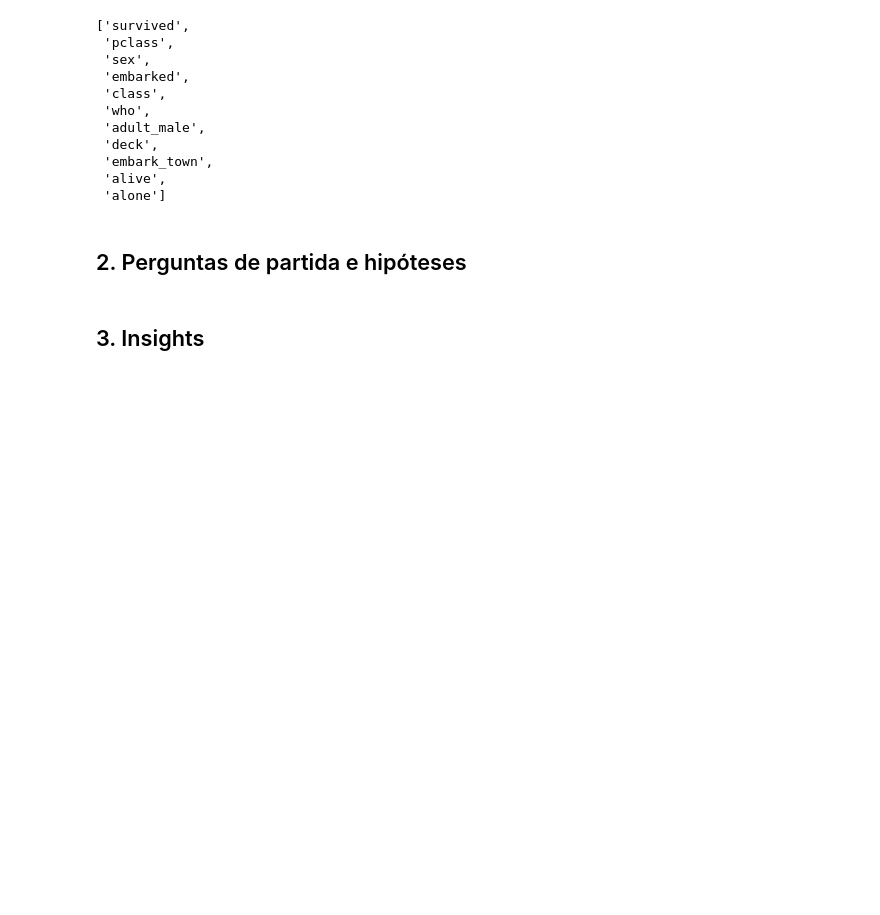
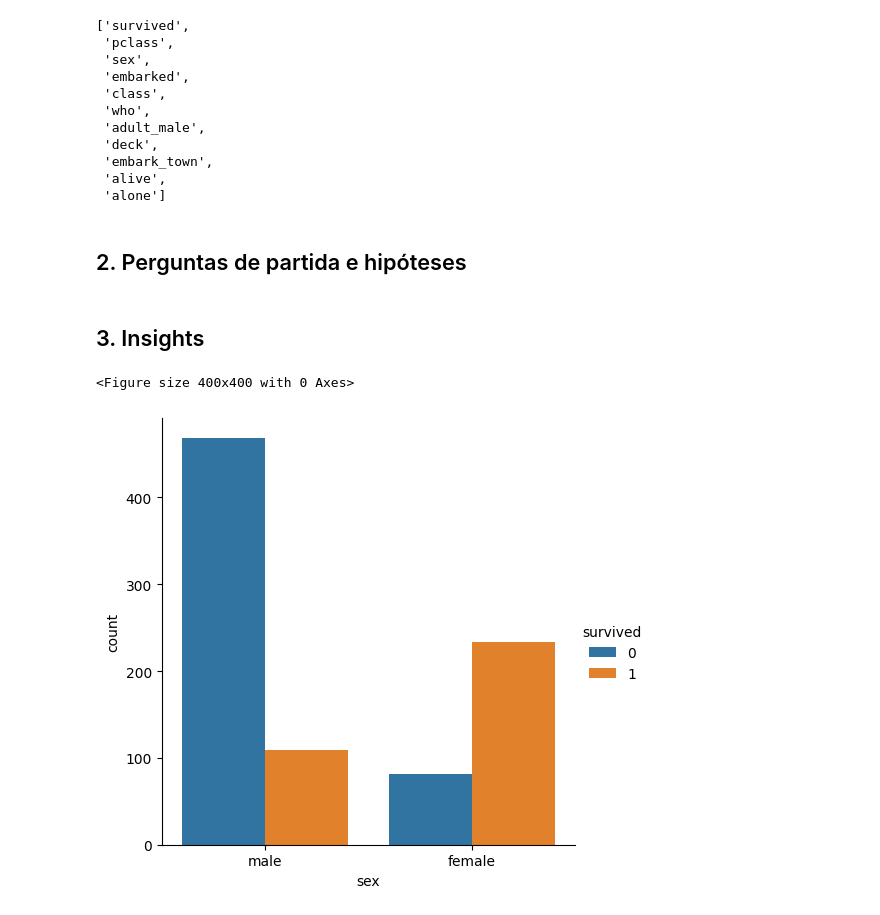
Before and after one commit to sarahllprior/avanti-bootcamp-cdd, a Jupyter notebook: notebooks/01-exploratory_data_analysis.ipynb, the cells around one changed output. Drawn from its saved outputs; the diff is of its cells as text; code cells hidden in the pictures; blank space fills up the shorter version.

```diff
--- a/notebooks/01-exploratory_data_analysis.ipynb
+++ b/notebooks/01-exploratory_data_analysis.ipynb
@@ -158,0 +163,8 @@ dicionario.to_csv('../data/external/dicionario.csv', index=False)
+# %%
+#Quero alterar as cores e talvez colocar as legendas em português. Ainda não sei como.
+plt.figure(figsize=(4,4))
+sb.catplot(x='sex', hue='survived', kind= "count", data=titanic)
+plt.show()
+# %% [output]
+<Figure size 400x400 with 0 Axes>
+[figure, added]
```
Also changed, not shown: parts of 4 cells of this notebook.
